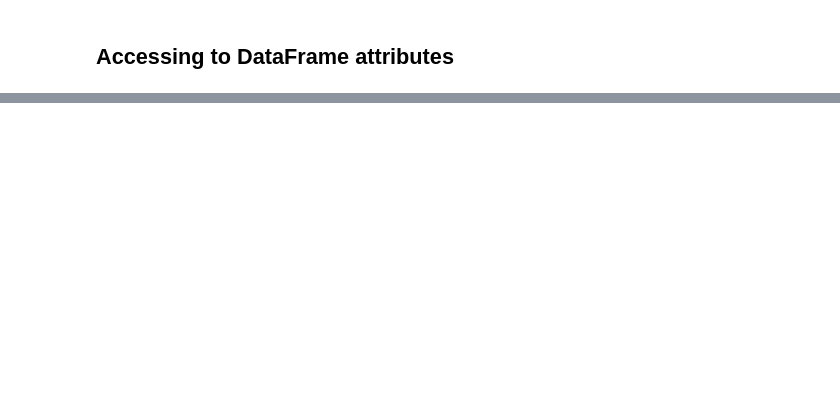
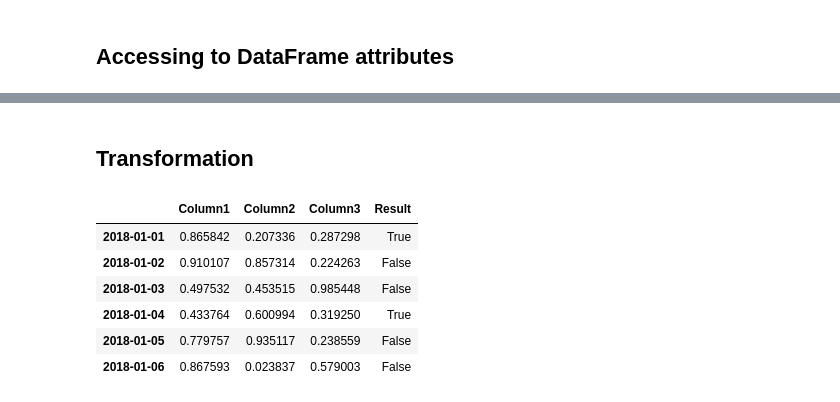
Before and after one commit to fsquillace/notebooks, a Jupyter notebook: tutorials/panda-basics.ipynb, the cells around one changed output, grey strips where cells are left out. Cells and saved outputs as stored; diff of their text form; code cells hidden in the pictures; blank space fills up the shorter version.

```diff
--- a/panda-basics.ipynb
+++ b/tutorials/panda-basics.ipynb
@@ -225,2 +225,14 @@ array([[0.14982252661361184, 0.6328924370662871, 0.02921317650215083, True],
 Columns:
 Index(['Column1', 'Column2', 'Column3', 'Result'], dtype='object')
+# %% [markdown]
+## Transformation
+# %%
+main_df
+# %% [output]
+|  | Column1 | Column2 | Column3 | Result |
+| 2018-01-01 | 0.865842 | 0.207336 | 0.287298 | True |
+| 2018-01-02 | 0.910107 | 0.857314 | 0.224263 | False |
+| 2018-01-03 | 0.497532 | 0.453515 | 0.985448 | False |
+| 2018-01-04 | 0.433764 | 0.600994 | 0.319250 | True |
+| 2018-01-05 | 0.779757 | 0.935117 | 0.238559 | False |
+| 2018-01-06 | 0.867593 | 0.023837 | 0.579003 | False |
```
Also changed, not shown: parts of 10 cells of this notebook, 10 other files.
